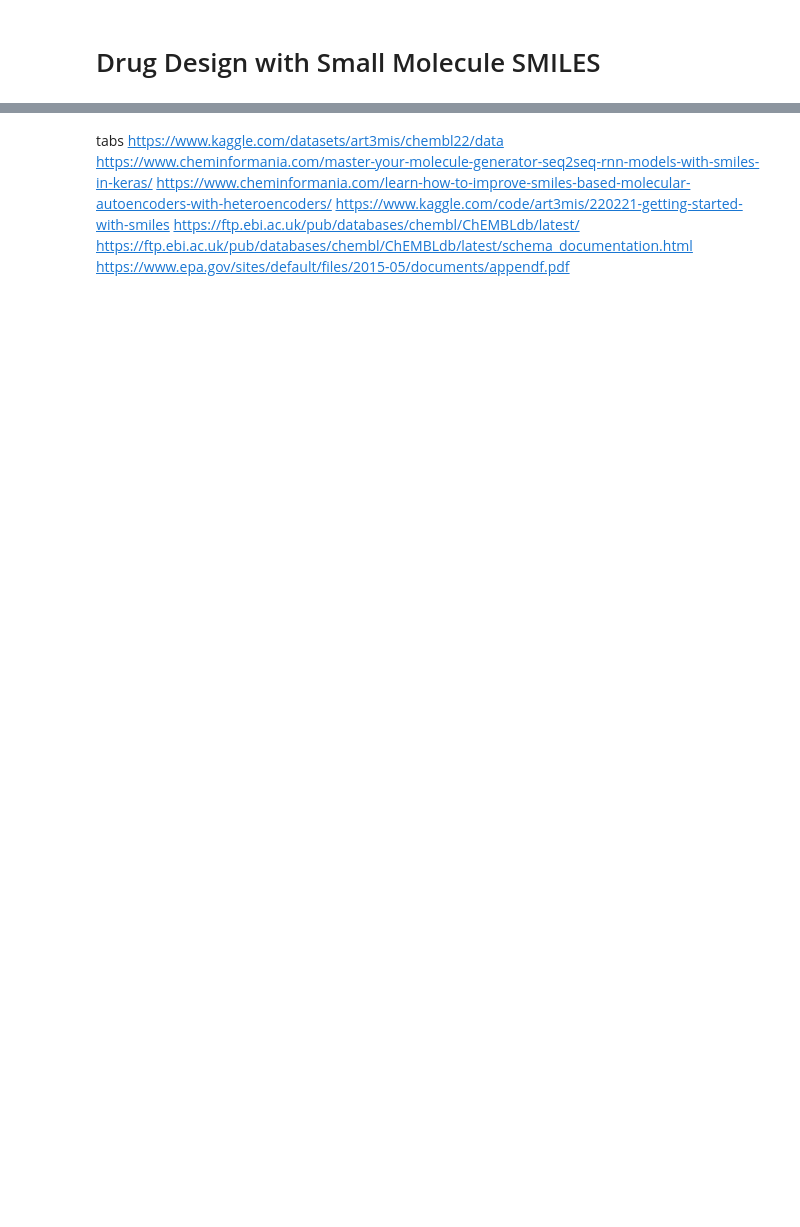
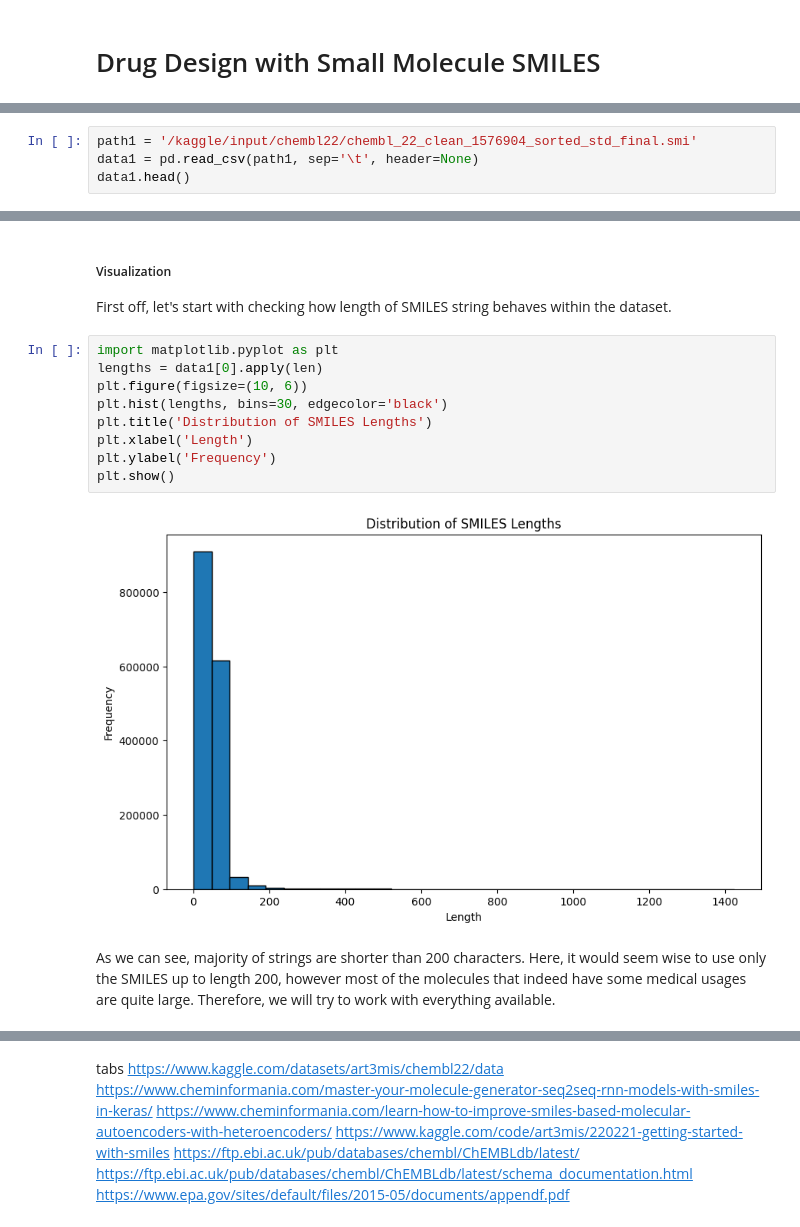
Before and after one commit to turquoise-comb/ml-project, a Jupyter notebook: notebook.ipynb, the cells around one changed output, grey strips where cells are left out. Cells and saved outputs as stored; diff of their text form; blank space fills up the shorter version.

Commit message:
Uploaded data. Stared data analysis on 1st set. Uploaded wrong file from database

```diff
--- a/notebook.ipynb
+++ b/notebook.ipynb
@@ -35,0 +35,4 @@ aaa
+# %%
+path1 = '/kaggle/input/chembl22/chembl_22_clean_1576904_sorted_std_final.smi'
+data1 = pd.read_csv(path1, sep='\t', header=None)
+data1.head()
@@ -35,0 +56,16 @@ aaa
+# %% [markdown]
+##### Visualization
+First off, let's start with checking how length of SMILES string behaves within the dataset.
+# %%
+import matplotlib.pyplot as plt
+lengths = data1[0].apply(len)
+plt.figure(figsize=(10, 6))
+plt.hist(lengths, bins=30, edgecolor='black')
+plt.title('Distribution of SMILES Lengths')
+plt.xlabel('Length')
+plt.ylabel('Frequency')
+plt.show()
+# %% [output]
+[figure, added]
+# %% [markdown]
+As we can see, majority of strings are shorter than 200 characters. Here, it would seem wise to use only the SMILES up to length 200, however most of the molecules that indeed have some medical usages are quite large. Therefore, we will try to work with everything available.
```
Also changed, not shown: parts of 9 cells of this notebook.
